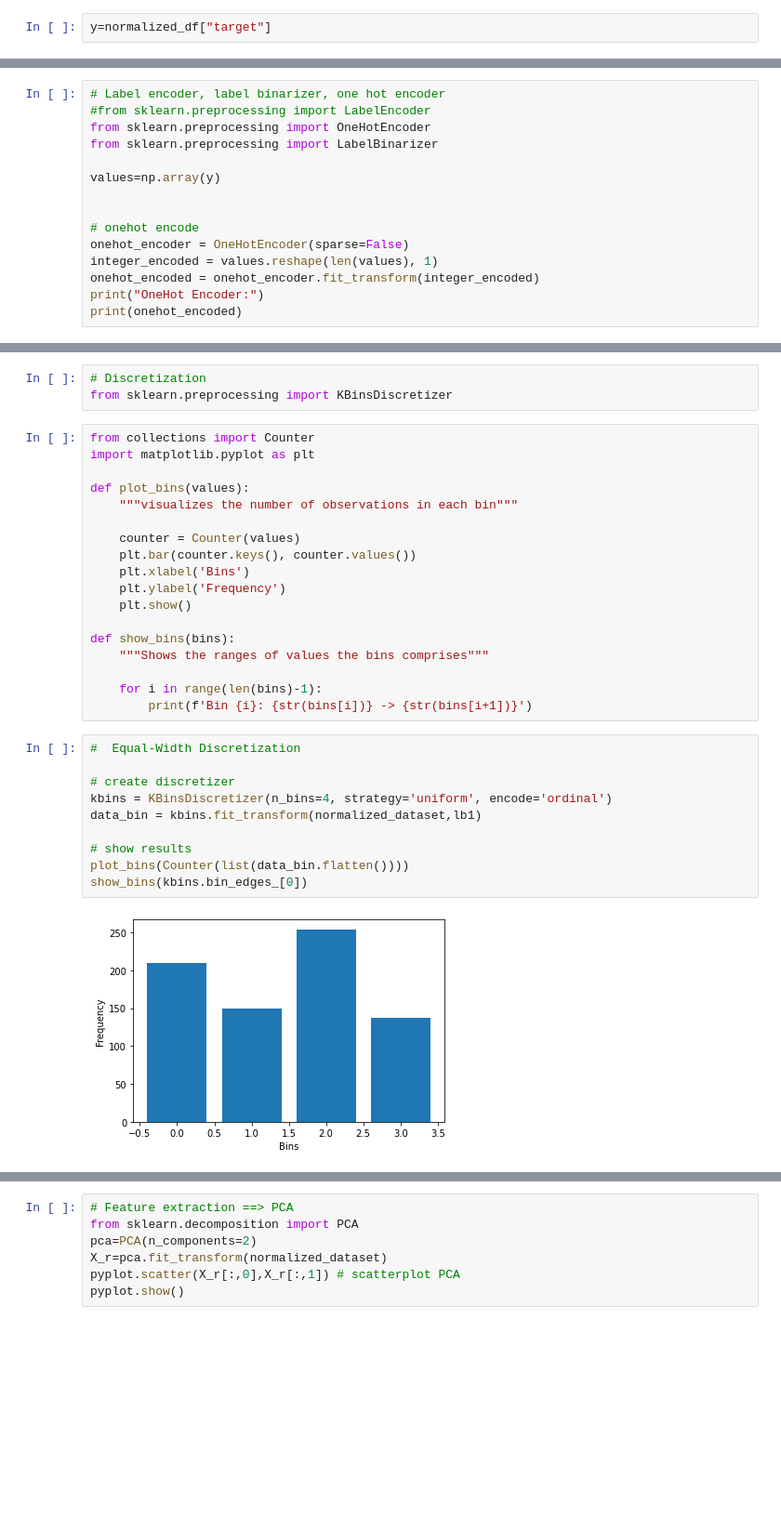
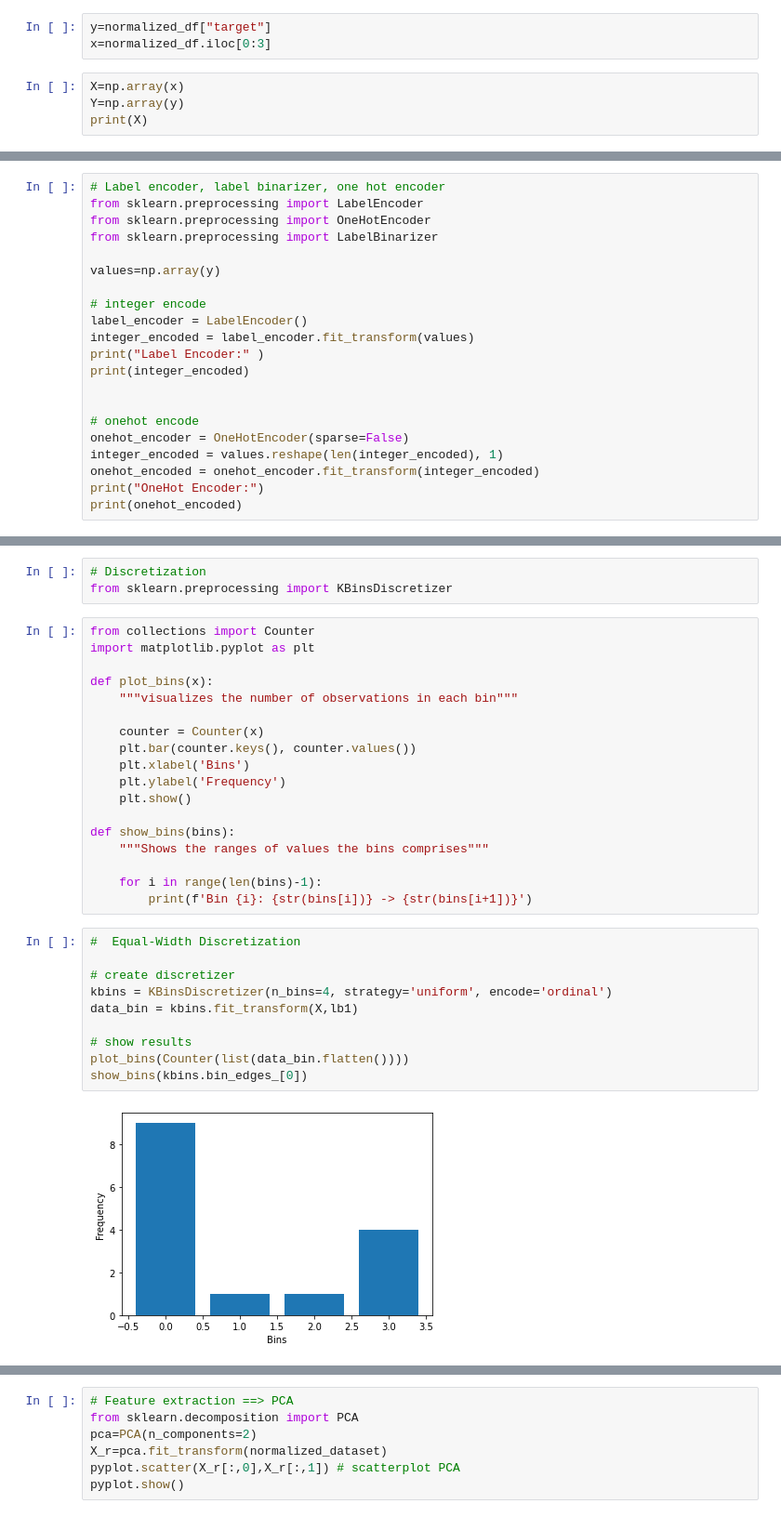
Before and after one commit to RHITHIKAG/Machine_Learning, a Jupyter notebook: ML_Assignment_iris.ipynb, the cells around one changed output, grey strips where cells are left out. Shown at 93% size. Saved outputs shown, nothing was run; the diff lists cells and outputs as text; blank space fills up the shorter version.

```diff
--- a/ML_Assignment_iris.ipynb
+++ b/ML_Assignment_iris.ipynb
@@ -196,2 +204,7 @@ normalized_df.head()
 # %%
 y=normalized_df["target"]
+x=normalized_df.iloc[0:3]
+# %%
+X=np.array(x)
+Y=np.array(y)
+print(X)
@@ -198,15 +215,21 @@ y=normalized_df["target"]
 # %%
 # Label encoder, label binarizer, one hot encoder
-#from sklearn.preprocessing import LabelEncoder
+from sklearn.preprocessing import LabelEncoder
 from sklearn.preprocessing import OneHotEncoder
 from sklearn.preprocessing import LabelBinarizer
 
 values=np.array(y)
 
+# integer encode
+label_encoder = LabelEncoder()
+integer_encoded = label_encoder.fit_transform(values)
+print("Label Encoder:" )
+print(integer_encoded)
+
 
 # onehot encode
 onehot_encoder = OneHotEncoder(sparse=False)
-integer_encoded = values.reshape(len(values), 1)
+integer_encoded = values.reshape(len(integer_encoded), 1)
 onehot_encoded = onehot_encoder.fit_transform(integer_encoded)
 print("OneHot Encoder:")
 print(onehot_encoded)
@@ -259,10 +282,10 @@ from sklearn.preprocessing import KBinsDiscretizer
 from collections import Counter
 import matplotlib.pyplot as plt
 
-def plot_bins(values):
+def plot_bins(x):
     """visualizes the number of observations in each bin"""
 
-    counter = Counter(values)
+    counter = Counter(x)
     plt.bar(counter.keys(), counter.values())
     plt.xlabel('Bins')
     plt.ylabel('Frequency')
@@ -276,12 +299,12 @@ def show_bins(bins):
 # %%
 #  Equal-Width Discretization
 
 # create discretizer
 kbins = KBinsDiscretizer(n_bins=4, strategy='uniform', encode='ordinal')
-data_bin = kbins.fit_transform(normalized_dataset,lb1)
+data_bin = kbins.fit_transform(X,lb1)
 
 # show results
 plot_bins(Counter(list(data_bin.flatten())))
 show_bins(kbins.bin_edges_[0])
 # %% [output]
-[figure, old version]
+[figure, new version]
```
Also changed, not shown: parts of 16 cells of this notebook.
